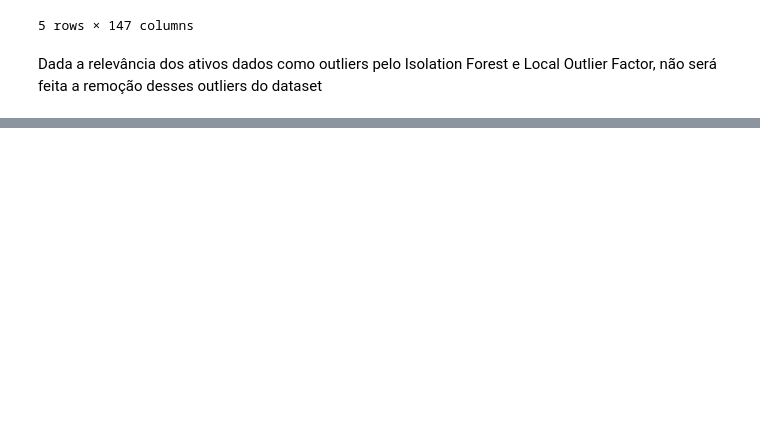
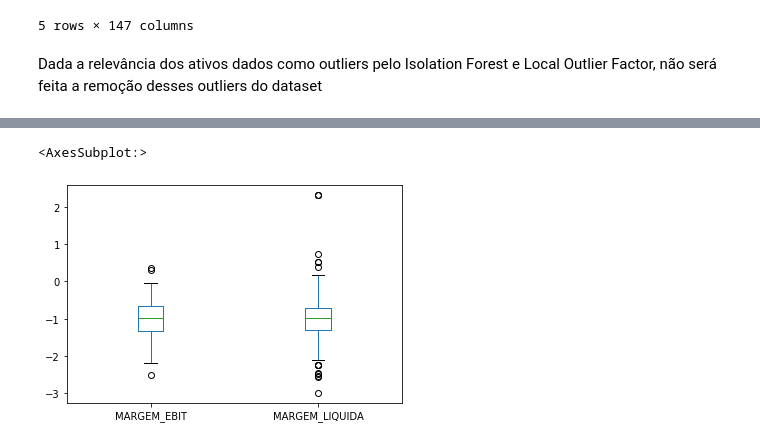
Before and after one commit to AdilsonAngelo/IF697-2020.3, a Jupyter notebook: notebooks/b3.ipynb, the cells around one changed output, grey strips where cells are left out. Saved outputs shown, nothing was run; the diff lists cells and outputs as text; code cells hidden in the pictures; blank space fills up the shorter version.

```diff
--- a/notebooks/b3.ipynb
+++ b/notebooks/b3.ipynb
@@ -390,0 +442,5 @@ Dada a relevância dos ativos dados como outliers pelo Isolation Forest e Local
+# %%
+acoes_full[['MARGEM_EBIT', 'MARGEM_LIQUIDA']].apply(np.log10).plot.box()
+# %% [output]
+<AxesSubplot:>
+[figure, added]
```
Also changed, not shown: parts of 27 cells of this notebook.
